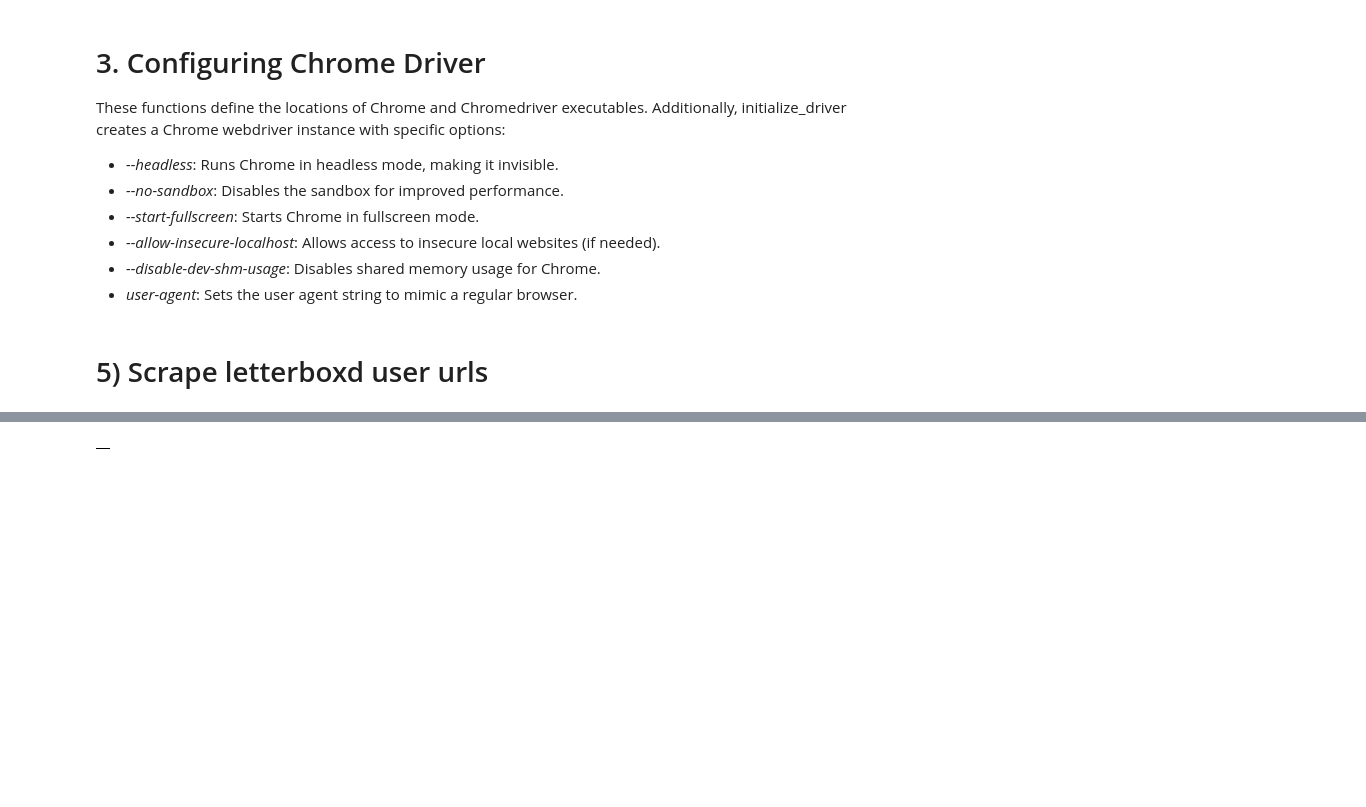
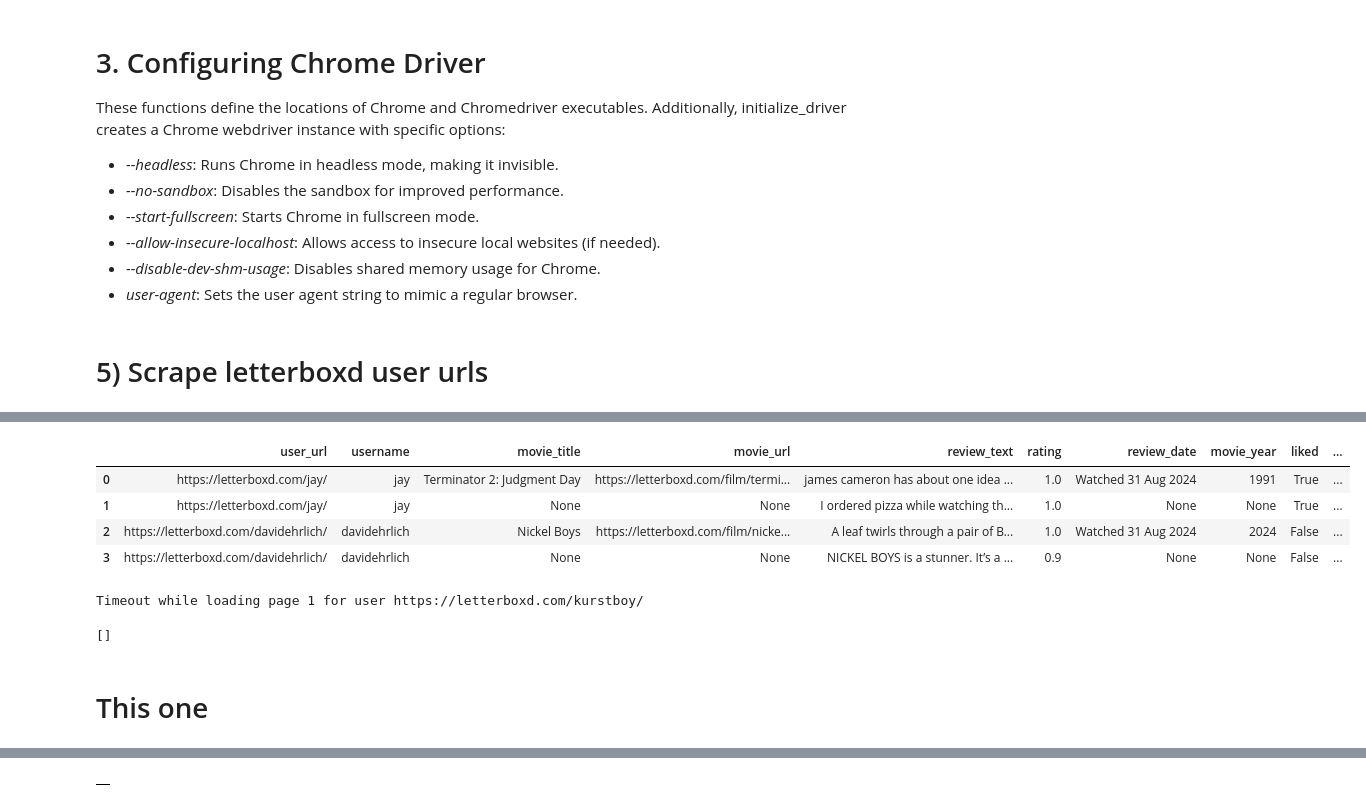
Before and after one commit to Colmmm/LetterboxdSentimentAnalysis, a Jupyter notebook: notebooks/user_scraper.ipynb, the cells around one changed output, grey strips where cells are left out. Saved outputs shown, nothing was run; the diff lists cells and outputs as text; code cells hidden in the pictures; blank space fills up the shorter version.

Commit message:
Kaggle Notebook | user_scraper | Nearly done with meta data scraping

```diff
--- a/notebooks/user_scraper.ipynb
+++ b/notebooks/user_scraper.ipynb
@@ -428,7 +431,7 @@ if __name__ == "__main__":
 if __name__ == "__main__":
     driver = initialize_driver()
     try:
-        num_reviews_per_user = 100  # Adjust as needed
+        num_reviews_per_user = 4 # Adjust as needed
         user_urls_df = pd.read_csv('user_urls.csv')  # Assuming you have a CSV file of user URLs
         reviews_df = scrape_reviews_from_users(driver, user_urls_df['user_url'], num_reviews_per_user)
         reviews_df.to_csv('/kaggle/working/user_reviews.csv')
@@ -564,19 +496,0 @@ def extract_movie_metadata(movie_url, driver):
-# %%
-def scrape_reviews_from_users(driver, user_profile_url):
-    reviews_data = []
-
-    # Navigate to the user profile page
-    driver.get(user_profile_url)
-
-    # Scrape all review elements on the page
-    review_elements = driver.find_elements(By.CSS_SELECTOR, 'div.some-container-selector')
-
-    for element in tqdm(review_elements):
-        review_details = extract_review_details(element)
-
-        # If movie URL is available, scrape additional movie metadata
-        if review_details['movie_url']:
-            movie_metadata = extract_movie_metadata(review_details['movie_url'], driver)
-            review_details.update(movie_metadata)
-
-        reviews_data.append(review_details)
@@ -604,0 +767,10 @@ def scrape_reviews(driver, user_profile_url):
+# %%
+# Scrape user urls
+if __name__ == "__main__":
+    driver = initialize_driver()
+    try:
+        num_users_to_scrape = 5 # Adjust this number as needed
+        user_urls_df = scrape_user_urls(driver, num_users_to_scrape)
+        user_urls_df.to_csv('/kaggle/working/user_urls.csv', index=False)
+    finally:
+        driver.quit()  # Ensure the driver is closed after usage
@@ -604,0 +780,11 @@ def scrape_reviews(driver, user_profile_url):
+# %%
+# Scrape reviews from user urls
+if __name__ == "__main__":
+    driver = initialize_driver()
+    try:
+        num_reviews_per_user = 2 # Adjust as needed
+        user_urls_df = pd.read_csv('user_urls.csv')  # Assuming you have a CSV file of user URLs
+        reviews_df = scrape_reviews_from_users(driver, user_urls_df['user_url'], num_reviews_per_user)
+        reviews_df.to_csv('/kaggle/working/user_reviews.csv')
+    finally:
+        driver.quit()  # Ensure the driver is closed after usage
@@ -604,0 +821,8 @@ def scrape_reviews(driver, user_profile_url):
+# %%
+reviews_df
+# %% [output]
+|  | user_url | username | movie_title | movie_url | review_text | rating | review_date | movie_year | liked | ... |
+| 0 | https://letterboxd.com/jay/ | jay | Terminator 2: Judgment Day | https://letterboxd.com/film/termi... | james cameron has about one idea ... | 1.0 | Watched 31 Aug 2024 | 1991 | True | ... |
+| 1 | https://letterboxd.com/jay/ | jay | None | None | I ordered pizza while watching th... | 1.0 | None | None | True | ... |
+| 2 | https://letterboxd.com/davidehrlich/ | davidehrlich | Nickel Boys | https://letterboxd.com/film/nicke... | A leaf twirls through a pair of B... | 1.0 | Watched 31 Aug 2024 | 2024 | False | ... |
+| 3 | https://letterboxd.com/davidehrlich/ | davidehrlich | None | None | NICKEL BOYS is a stunner. It’s a ... | 0.9 | None | None | False | ... |
@@ -604,0 +833,7 @@ def scrape_reviews(driver, user_profile_url):
+# %%
+scrape_reviews_from_user(driver, user_url, num_reviews_per_user=1)
+# %% [output]
+Timeout while loading page 1 for user https://letterboxd.com/kurstboy/
+[]
+# %% [markdown]
+# This one
```
Also changed, not shown: parts of 26 cells of this notebook.
